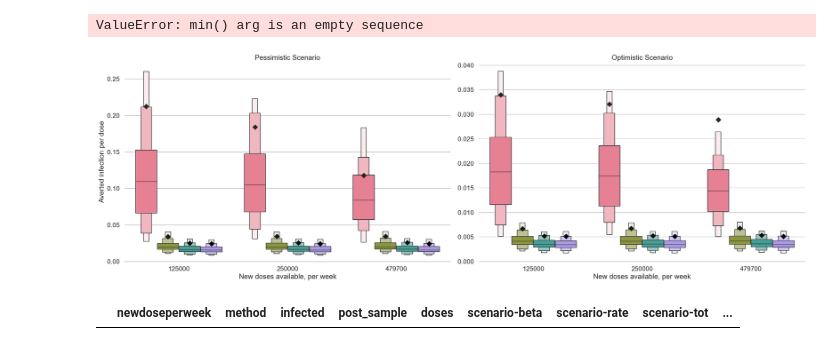
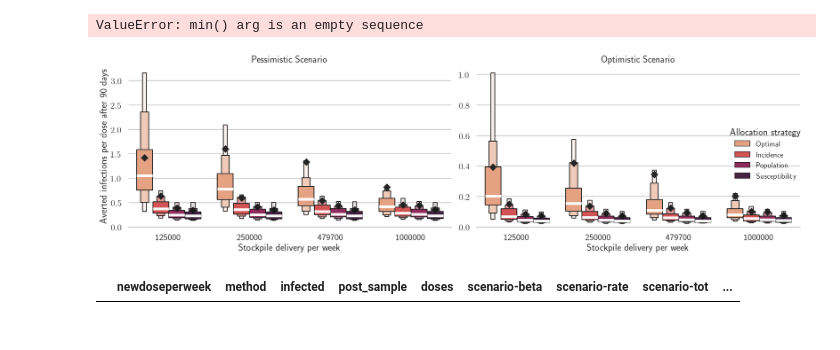
Before and after one commit to jcblemai/COVID-19_italy-vaccination-oc, a Jupyter notebook: analysis_scn.ipynb, the cells around one changed output. Cells and saved outputs as stored; diff of their text form; code cells hidden in the pictures.

Commit message:
new, prettier figures

```diff
--- a/analysis_scn.ipynb
+++ b/analysis_scn.ipynb
@@ -191,7 +191,7 @@ for name, ts in scn_results_ts.items():
 # %% [markdown]
 # Simulations with all posteriors draw
 # %%
-summary = pd.read_csv('model_output/scenarios_102_30/all_summary.csv', index_col=0)
+summary = pd.read_csv('model_output/scenarios_102_90/all_summary.csv', index_col=0)
 summary.replace('opi', 'Optimal', inplace=True)
 summary.replace('inc', 'Incidence', inplace=True)
 summary.replace('cas', 'Future Incidence', inplace=True)
@@ -263,21 +263,26 @@ g.fig.savefig(f'figures/scenarios_perturb{scn}.pdf')
 # %% [output]
 ValueError: min() arg is an empty sequence
 # %%
-smry = summary[(summary['scenario-rate']=='r150')]
+smry = summary[(summary['scenario-rate']=='r15')]
 
-grid = sns.FacetGrid(smry, col="scenario-beta",  palette="mako", height=8.5, aspect = 1.5, col_wrap=2, sharey=False,sharex=True)
+mpl.rc('text', usetex=True)
+mpl.rc('font', size=14)
+mpl.rc('legend', fontsize=14)
+
+grid = sns.FacetGrid(smry, col="scenario-beta",  palette="mako", height=5.5, aspect = 1.5, col_wrap=2, sharey=False,sharex=True)
 def quantile_plot(index, reduction, method, scn_beta, **kwargs):
 
     g = sns.boxenplot(
             #data=smry,,
             x=index, y=reduction,
             hue=method,
-            palette="husl",
+            palette="rocket_r",
             dodge=9,
             #size=2,
             #alpha = .4,
             #inner="stick"
-            showfliers=False
+            showfliers=False,
+
         )
     ax = plt.gca()
     ax.set_ylim(0)
@@ -285,44 +290,55 @@ def quantile_plot(index, reduction, method, scn_beta, **kwargs):
     plt.setp(ax.collections, zorder=100, label="")
     plt.legend()
 
+    for line in ax.get_lines():
+        line.set_color('white')
+        line.set_linewidth(5)
+        line.set_alpha(10)
+
+
+
+
+# Draw a line plot to show the trajectory of each random walk
+#grid.map(sns.violinplot, 'index', "reduction" )#, marker="o")
+grid.map(quantile_plot, "newdoseperweek", "avertedpervacc", "method", "scenario-beta")#, marker="o")
+
+grid.add_legend(title='Allocation strategy')
+
+
+def quantile_plot(index, reduction, method, scn_beta, **kwargs):
     g2 = sns.stripplot(
         x="newdoseperweek",
         y="avertedpervacc",
         data = smry[(smry['post_sample']==64) & (smry['scenario-beta']==scn_beta.unique()[0])],
         dodge=.63,
         hue="method",
         jitter=False,
         #ax = ax,
-       color = 'black',
+       color = 'k',
         #palette="husl",
         marker="D",   # passed to https://matplotlib.org/api/_as_gen/matplotlib.axes.Axes.scatter.html#matplotlib.axes.Axes.scatter
         s=10,
         linewidths = 10,
         edgecolors = 'k',
         zorder=100000,
     )
+grid.map(quantile_plot, "newdoseperweek", "avertedpervacc", "method", "scenario-beta")#, marker="o")
 
-
-# Draw a line plot to show the trajectory of each random walk
-#grid.map(sns.violinplot, 'index', "reduction" )#, marker="o")
-grid.map(quantile_plot, "newdoseperweek", "avertedpervacc", "method", "scenario-beta")#, marker="o")
 
 for ax in grid.axes.flat:
     for label in ax.get_xticklabels():
         label.set_rotation(0)
 
 # Adjust the arrangement of the plots
 #grid.fig.suptitle(run_name)
 grid.despine(left=True)
 
-grid.set_axis_labels("New doses available, per week","Averted infection per dose",)
+grid.set_axis_labels("Stockpile delivery per week","Averted infections per dose after 90 days",)
 grid.set_titles(col_template="{col_name} Scenario", row_template="{row_name}")
-#grid.add_legend()
 grid.fig.tight_layout(w_pad=1)
-
 grid.fig.savefig(f'figures/scenarios_perturb_all.pdf')
 # %% [output]
-[figure, old version]
+[figure, new version]
 # %%
 smry = summary[(summary['scenario-rate']=='r15')]
 
```
Also changed, not shown: parts of 1 cell of this notebook, 5 other files.
